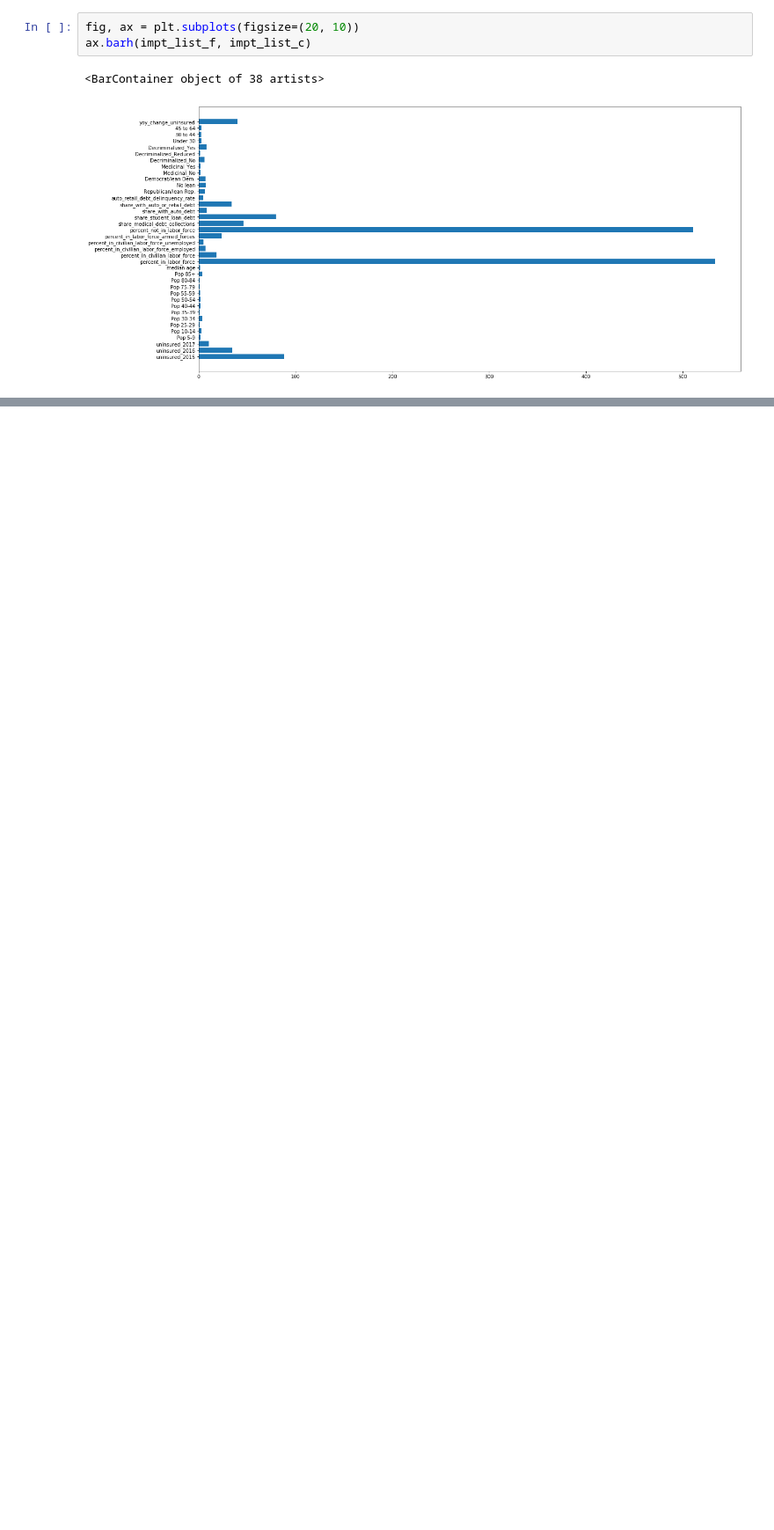
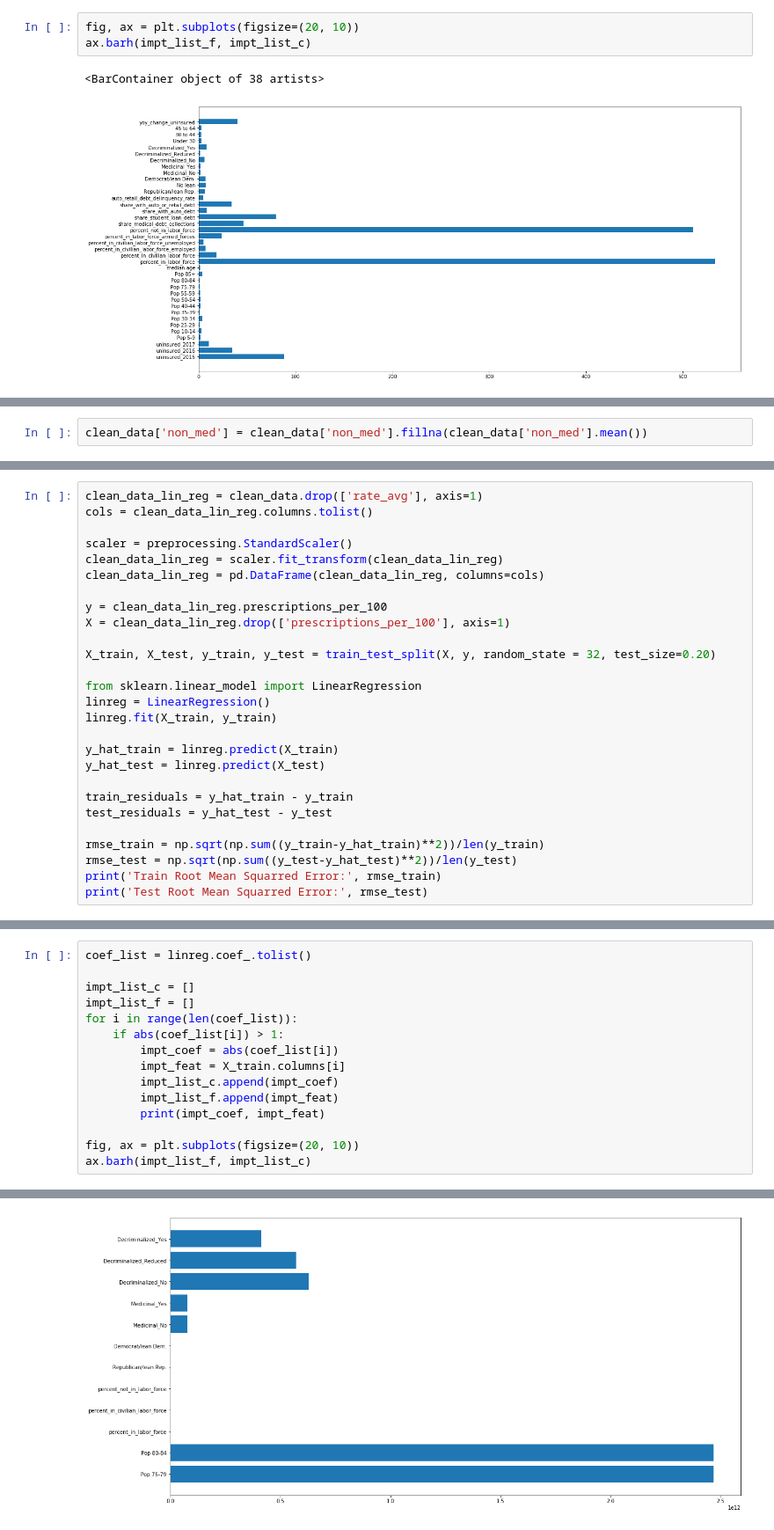
Before and after one commit to kahartman2/county_level_drug_impact, a Jupyter notebook: models.ipynb, the cells around one changed output, grey strips where cells are left out. Shown: that part at 88% size. Cells and saved outputs as stored; diff of their text form; blank space fills up the shorter version.

```diff
--- a/models.ipynb
+++ b/models.ipynb
@@ -501,0 +805,2 @@ ax.barh(impt_list_f, impt_list_c)
+# %%
+clean_data['non_med'] = clean_data['non_med'].fillna(clean_data['non_med'].mean())
@@ -501,0 +823,27 @@ ax.barh(impt_list_f, impt_list_c)
+# %%
+clean_data_lin_reg = clean_data.drop(['rate_avg'], axis=1)
+cols = clean_data_lin_reg.columns.tolist()
+
+scaler = preprocessing.StandardScaler()
+clean_data_lin_reg = scaler.fit_transform(clean_data_lin_reg)
+clean_data_lin_reg = pd.DataFrame(clean_data_lin_reg, columns=cols)
+
+y = clean_data_lin_reg.prescriptions_per_100
+X = clean_data_lin_reg.drop(['prescriptions_per_100'], axis=1)
+
+X_train, X_test, y_train, y_test = train_test_split(X, y, random_state = 32, test_size=0.20)
+
+from sklearn.linear_model import LinearRegression
+linreg = LinearRegression()
+linreg.fit(X_train, y_train)
+
+y_hat_train = linreg.predict(X_train)
+y_hat_test = linreg.predict(X_test)
+
+train_residuals = y_hat_train - y_train
+test_residuals = y_hat_test - y_test
+
+rmse_train = np.sqrt(np.sum((y_train-y_hat_train)**2))/len(y_train)
+rmse_test = np.sqrt(np.sum((y_test-y_hat_test)**2))/len(y_test)
+print('Train Root Mean Squarred Error:', rmse_train)
+print('Test Root Mean Squarred Error:', rmse_test)
@@ -501,0 +853,16 @@ ax.barh(impt_list_f, impt_list_c)
+# %%
+coef_list = linreg.coef_.tolist()
+
+impt_list_c = []
+impt_list_f = []
+for i in range(len(coef_list)):
+    if abs(coef_list[i]) > 1:
+        impt_coef = abs(coef_list[i])
+        impt_feat = X_train.columns[i]
+        impt_list_c.append(impt_coef)
+        impt_list_f.append(impt_feat)
+        print(impt_coef, impt_feat)
+
+fig, ax = plt.subplots(figsize=(20, 10))
+ax.barh(impt_list_f, impt_list_c)
+# %% [output]
@@ -501,0 +882 @@ ax.barh(impt_list_f, impt_list_c)
+[figure, added]
```
Also changed, not shown: parts of 60 cells of this notebook, 6 other files.
